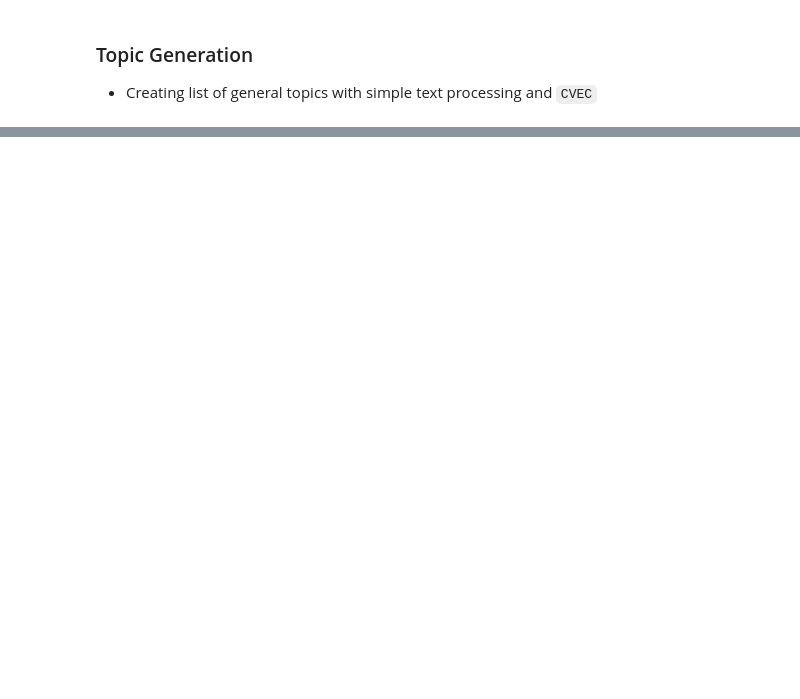
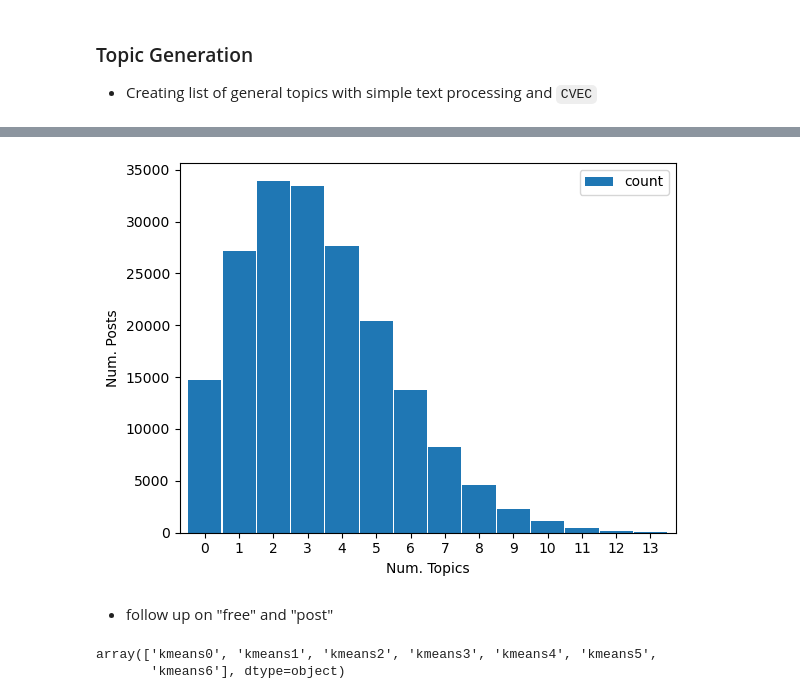
Before and after one commit to sonyah-hawaii/recommerce-reddit-scraping, a Jupyter notebook: feature_engineering.ipynb, the cells around one changed output, grey strips where cells are left out. Drawn from its saved outputs; the diff is of its cells as text; code cells hidden in the pictures; blank space fills up the shorter version.

Commit message:
adding preprocessing, feature engineering

```diff
--- a/feature_engineering.ipynb
+++ b/feature_engineering.ipynb
@@ -442,0 +263,36 @@ AttributeError: 'float' object has no attribute 'split'
+# %%
+topics = {
+    'customer': ['buyer','customer'],
+    'item': ['item','product'],
+    'selling': ['sell','selling','seller','profit'],
+    'order': ['sale','sold','purchase','order'],
+    'return': ['refund','return','get money back'],
+    'problem': ['case', 'issue', 'bad review'],
+    'money/payment': ['money','paypal','offer','price','pay','fee','cost'],
+    'listing': ['listing','post','description','descript','describe'],
+    'flipping': ['flip','flipping','resale','resold','resell'],
+    'account': ['account','review','store','shop','business'],
+    'images': ['photo', 'picture','pictures','image','images'],
+    'shipping': ['shipping','ship','sent','package','shipped','label','tracking','send', 'post office','free shipping','received', 'usps'],
+    'advice': ['advice','look','looking','search'],
+    # 'full time': ['full time', 'fulltime'],
+    # 'part time': ['part time', 'parttime']
+}
+
+all_topics = []
+# want to include both text body and poll options only for topic labeling
+# not for future sentiment labeling
+# thus, done in this step and not preprocessing
+cleantext_w_polloptions = posts['cleaned_text']+posts['poll_options'].fillna('')
+
+# [posts[f'{i}'] for i in topics.keys()]
+
+def topic_labeler(sentence: str, topics: dict) -> bool:
+    output_ = {}
+    for topic, terms in topics.items():
+        output_[topic] = any(map(lambda v: v in sentence.split(' '), terms))
+    return output_
+
+topic_matrix = [topic_labeler(sentence, topics=topics) for sentence in cleantext_w_polloptions]
+topic_df = pd.DataFrame(topic_matrix)
+topic_df['topic_count'] = topic_df.sum(axis=1)
@@ -442,0 +334,10 @@ AttributeError: 'float' object has no attribute 'split'
+# %%
+pd.DataFrame(topic_df['topic_count'].value_counts().sort_index()).plot(kind='bar',
+                                                         rot=0.5,
+                                                         xlabel='Num. Topics',
+                                                         ylabel='Num. Posts',
+                                                         use_index=True,
+                                                         width=0.97
+                                                         );
+# %% [output]
+[figure, added]
@@ -442,0 +360,2 @@ AttributeError: 'float' object has no attribute 'split'
+# %% [markdown]
+- follow up on "free" and "post"
@@ -442,0 +365,5 @@ AttributeError: 'float' object has no attribute 'split'
+# %%
+clustering.get_feature_names_out()
+# %% [output]
+array(['kmeans0', 'kmeans1', 'kmeans2', 'kmeans3', 'kmeans4', 'kmeans5',
+       'kmeans6'], dtype=object)
```
Also changed, not shown: parts of 54 cells of this notebook, 3 other files.
